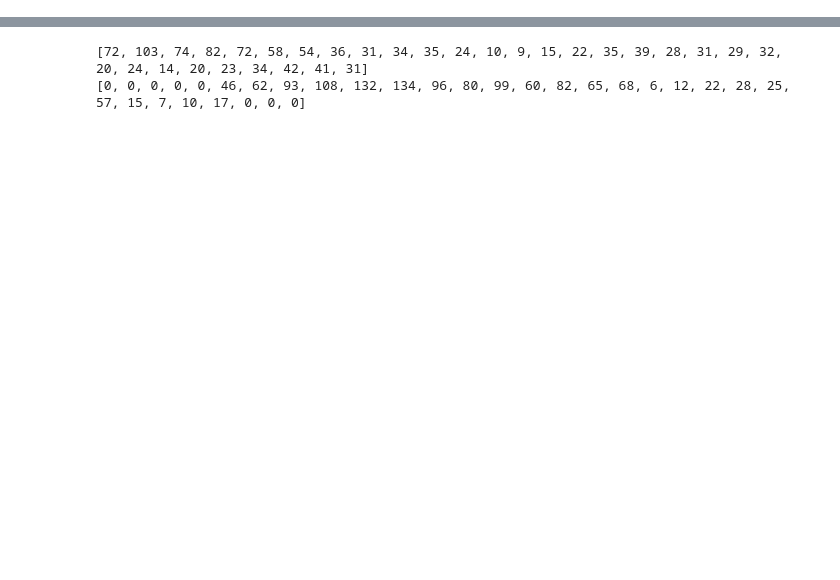
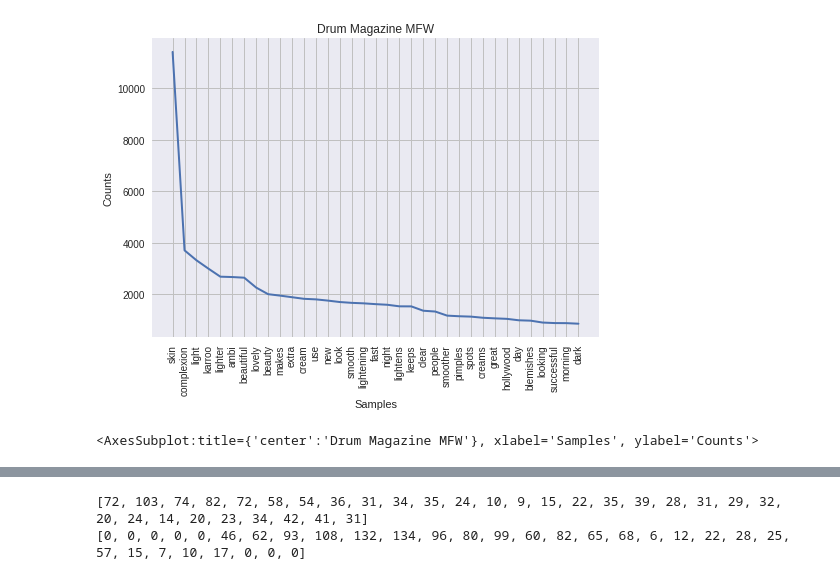
Before and after one commit to aaronmauro/skin_bleaching_ads, a Jupyter notebook: skin_bleaching_ads.ipynb, the cells around one changed output, grey strips where cells are left out. Cells and saved outputs as stored; diff of their text form; code cells hidden in the pictures; blank space fills up the shorter version.

```diff
--- a/skin_bleaching_ads.ipynb
+++ b/skin_bleaching_ads.ipynb
@@ -141,0 +169,5 @@ line_chart.render_to_file("ebony_term_counts_by_year.svg")
+# %%
+# Convert dataframe into a list of lists of sentences for Drum
+drum_catch_phrase_and_claims = pd.merge(catch_phrase_drum, claims_drum, right_index=True, left_index=True).dropna()
+drum_claims_phrase_list = drum_catch_phrase_and_claims.values.tolist()
+drum_claims_phrase_list[:10]
@@ -141,0 +195,7 @@ line_chart.render_to_file("ebony_term_counts_by_year.svg")
+# %%
+# Tokenize and preprocess lists of sentences
+drum_word_corpus_list = []
+for ad in drum_claims_phrase_list:
+    sents = [ch for ch in " ".join(ad).lower() if ch not in string.punctuation+"…"]
+    drum_word_corpus_list.append("".join(sents).split())
+print(drum_word_corpus_list[:5])
@@ -141,0 +204,6 @@ line_chart.render_to_file("ebony_term_counts_by_year.svg")
+# %%
+# Collect all words into single list
+drum_word_corpus = []
+for sent in drum_word_corpus_list:
+    for word in sent:
+        drum_word_corpus.append(word)
@@ -141,0 +278,12 @@ line_chart.render_to_file("ebony_term_counts_by_year.svg")
+# %%
+# Remove stop words
+drum_word_corpus_no_stops = []
+for word in drum_word_corpus:
+    if word not in STOPS: #add extra stops above
+        drum_word_corpus_no_stops.append(word)
+drum_freqs = nltk.FreqDist(drum_word_corpus_no_stops)
+drum_most_common_counts = drum_freqs.most_common(75)
+drum_most_common = []
+for t,c in drum_most_common_counts:
+    drum_most_common.append(t)
+pp.pprint(drum_most_common_counts)
@@ -141,0 +308,6 @@ line_chart.render_to_file("ebony_term_counts_by_year.svg")
+# %%
+# The most frequent words in Drum Skin Bleaching ads
+drum_freqs.plot(35, title="Drum Magazine MFW")
+# %% [output]
+[figure, added]
+<AxesSubplot:title={'center':'Drum Magazine MFW'}, xlabel='Samples', ylabel='Counts'>
```
Also changed, not shown: parts of 175 cells of this notebook, 41 other files.
